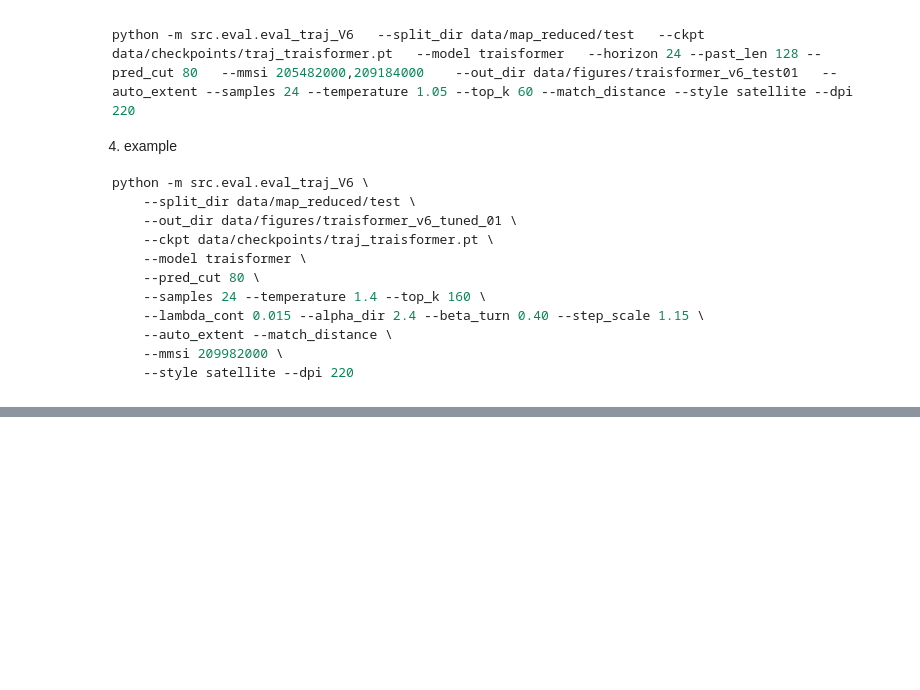
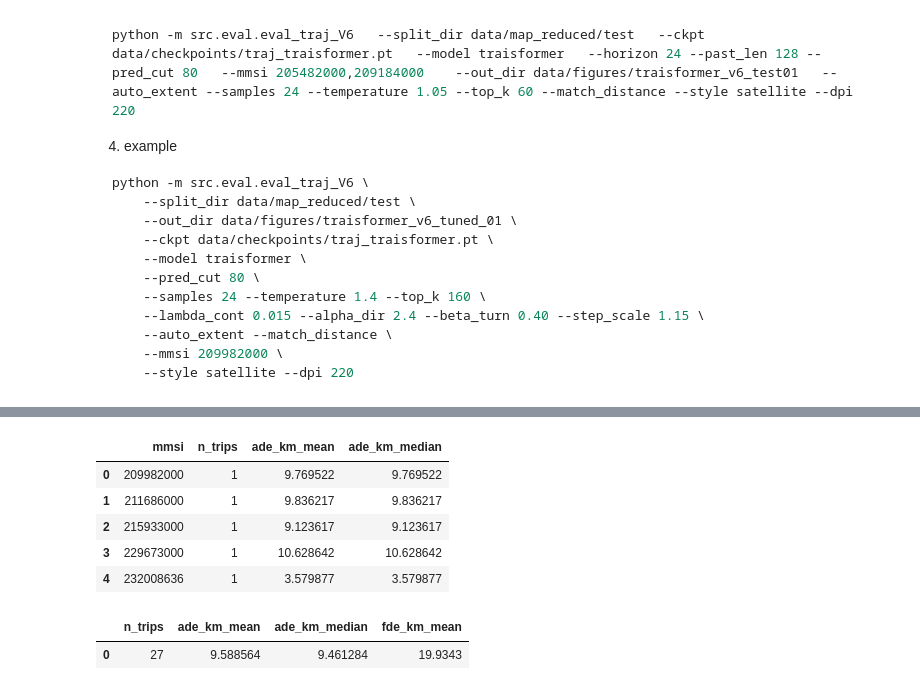
Before and after one commit to alexander9908/AIS-MDA, a Jupyter notebook: notebooks/workflow.ipynb, the cells around one changed output, grey strips where cells are left out. Cells and saved outputs as stored; diff of their text form; code cells hidden in the pictures; blank space fills up the shorter version.

```diff
--- a/notebooks/workflow.ipynb
+++ b/notebooks/workflow.ipynb
@@ -126,0 +275,14 @@ python -m src.eval.eval_traj_V6 \
+# %%
+df_02_mmsi.head()
+# %% [output]
+|  | mmsi | n_trips | ade_km_mean | ade_km_median |
+| 0 | 209982000 | 1 | 9.769522 | 9.769522 |
+| 1 | 211686000 | 1 | 9.836217 | 9.836217 |
+| 2 | 215933000 | 1 | 9.123617 | 9.123617 |
+| 3 | 229673000 | 1 | 10.628642 | 10.628642 |
+| 4 | 232008636 | 1 | 3.579877 | 3.579877 |
+# %%
+df_02_sum.head()
+# %% [output]
+|  | n_trips | ade_km_mean | ade_km_median | fde_km_mean |
+| 0 | 27 | 9.588564 | 9.461284 | 19.9343 |
```
Also changed, not shown: parts of 7 cells of this notebook, 7 other files.
